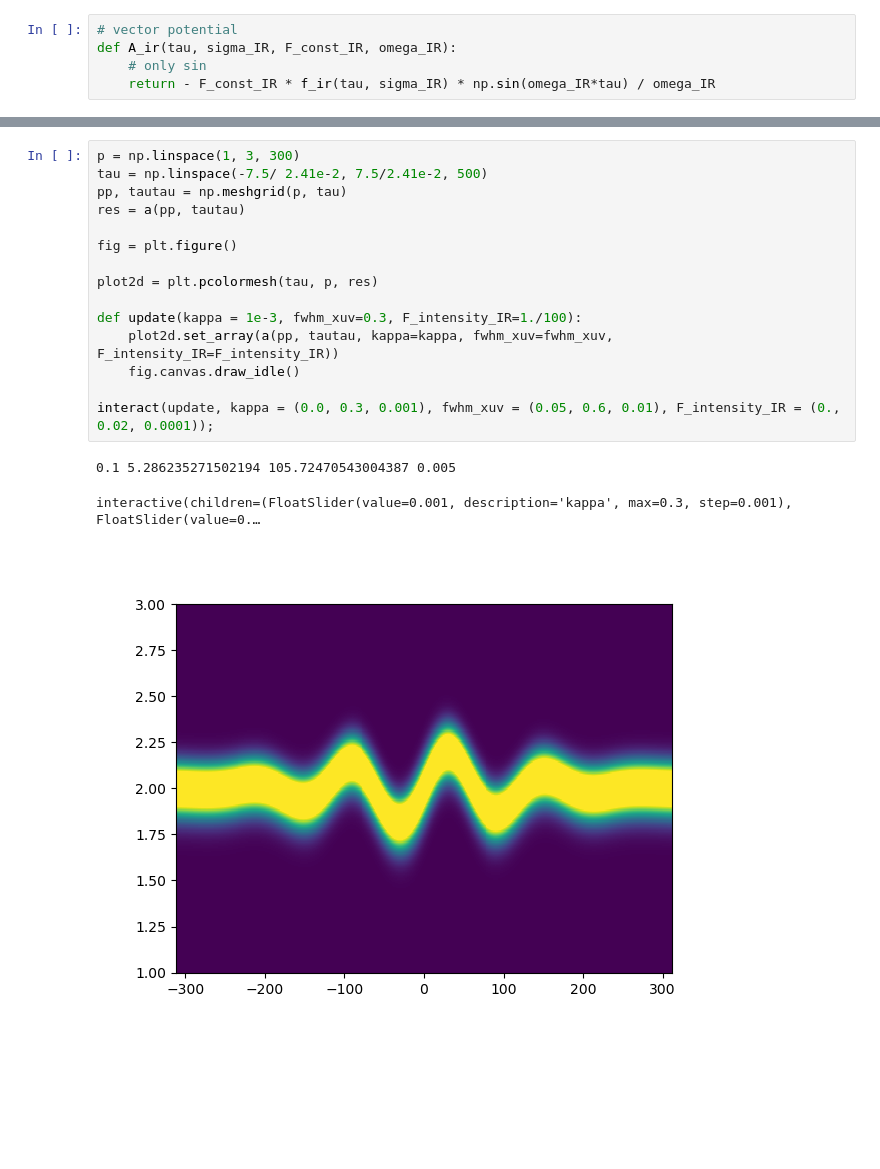
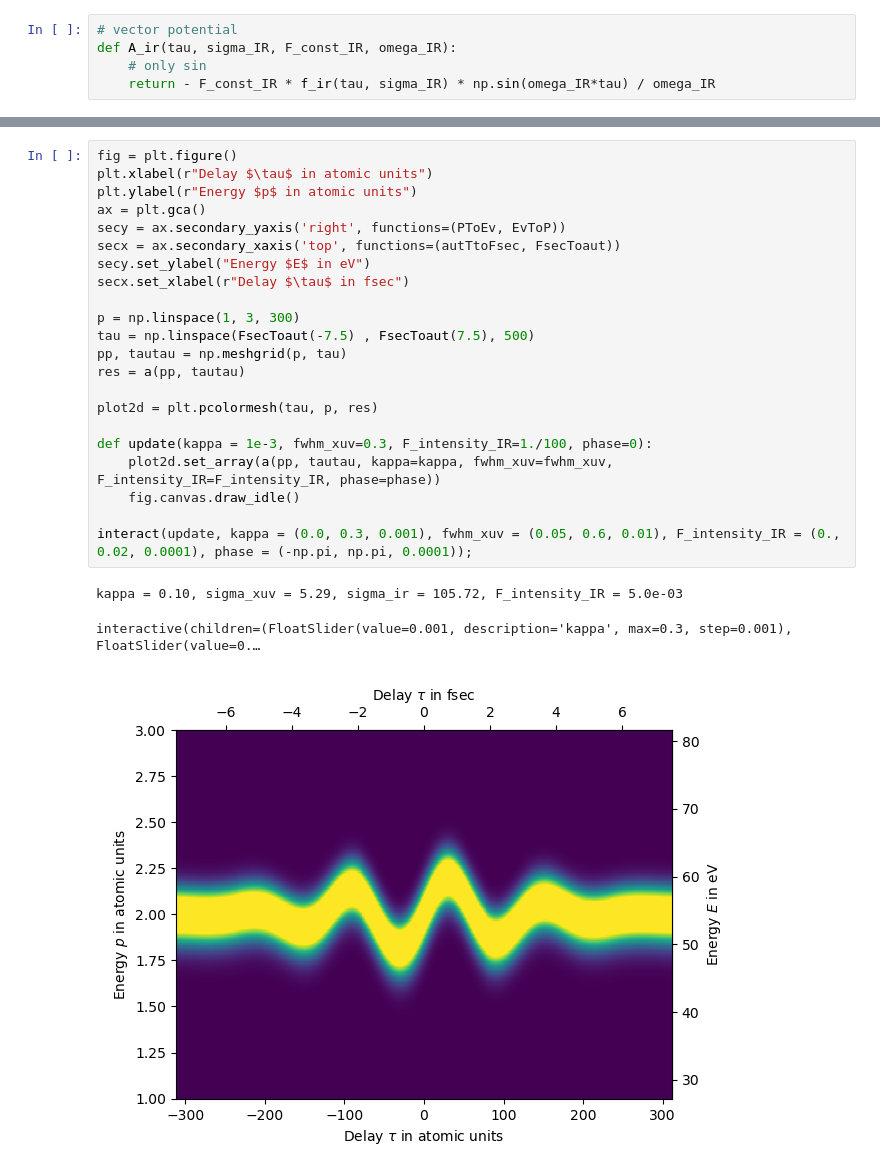
Before and after one commit to lrlunin/attosecond-streaking, a Jupyter notebook: interactive.ipynb, the cells around one changed output, grey strips where cells are left out. Drawn from its saved outputs; the diff is of its cells as text; blank space fills up the shorter version.

```diff
--- a/interactive.ipynb
+++ b/interactive.ipynb
@@ -65,22 +74,29 @@ plt.pcolormesh(tau, p, res)
-# %%
-p = np.linspace(1, 3, 300)
-tau = np.linspace(-7.5/ 2.41e-2, 7.5/2.41e-2, 500)
-pp, tautau = np.meshgrid(p, tau)
-res = a(pp, tautau)
-
-fig = plt.figure()
-
-plot2d = plt.pcolormesh(tau, p, res)
-
-def update(kappa = 1e-3, fwhm_xuv=0.3, F_intensity_IR=1./100):
-    plot2d.set_array(a(pp, tautau, kappa=kappa, fwhm_xuv=fwhm_xuv, F_intensity_IR=F_intensity_IR))
-    fig.canvas.draw_idle()
-
-interact(update, kappa = (0.0, 0.3, 0.001), fwhm_xuv = (0.05, 0.6, 0.01), F_intensity_IR = (0., 0.02, 0.0001));
-# %% [output]
-0.1 5.286235271502194 105.72470543004387 0.005
-interactive(children=(FloatSlider(value=0.001, description='kappa', max=0.3, step=0.001), FloatSlider(value=0.…
-[figure, removed]
+# %%
+fig = plt.figure()
+plt.xlabel(r"Delay $\tau$ in atomic units")
+plt.ylabel(r"Energy $p$ in atomic units")
+ax = plt.gca()
+secy = ax.secondary_yaxis('right', functions=(PToEv, EvToP))
+secx = ax.secondary_xaxis('top', functions=(autTtoFsec, FsecToaut))
+secy.set_ylabel("Energy $E$ in eV")
+secx.set_xlabel(r"Delay $\tau$ in fsec")
+
+p = np.linspace(1, 3, 300)
+tau = np.linspace(FsecToaut(-7.5) , FsecToaut(7.5), 500)
+pp, tautau = np.meshgrid(p, tau)
+res = a(pp, tautau)
+
+plot2d = plt.pcolormesh(tau, p, res)
+
+def update(kappa = 1e-3, fwhm_xuv=0.3, F_intensity_IR=1./100, phase=0):
+    plot2d.set_array(a(pp, tautau, kappa=kappa, fwhm_xuv=fwhm_xuv, F_intensity_IR=F_intensity_IR, phase=phase))
+    fig.canvas.draw_idle()
+
+interact(update, kappa = (0.0, 0.3, 0.001), fwhm_xuv = (0.05, 0.6, 0.01), F_intensity_IR = (0., 0.02, 0.0001), phase = (-np.pi, np.pi, 0.0001));
+# %% [output]
+kappa = 0.10, sigma_xuv = 5.29, sigma_ir = 105.72, F_intensity_IR = 5.0e-03
+interactive(children=(FloatSlider(value=0.001, description='kappa', max=0.3, step=0.001), FloatSlider(value=0.…
+[figure, added]
 # %%
 p = np.linspace(1, 3, 300)
 tau = np.linspace(-7.5/ 2.41e-2, 7.5/2.41e-2, 500)
```
Also changed, not shown: parts of 10 cells of this notebook, 1 other file.
